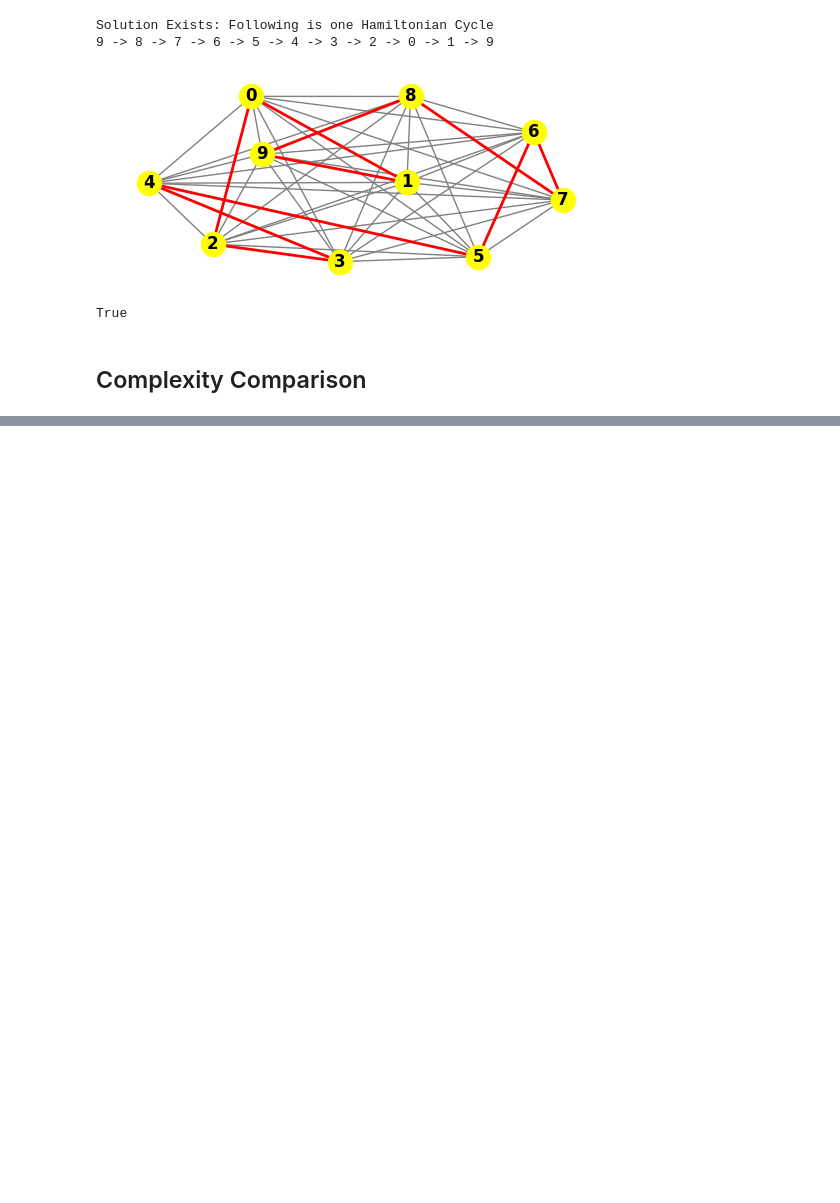
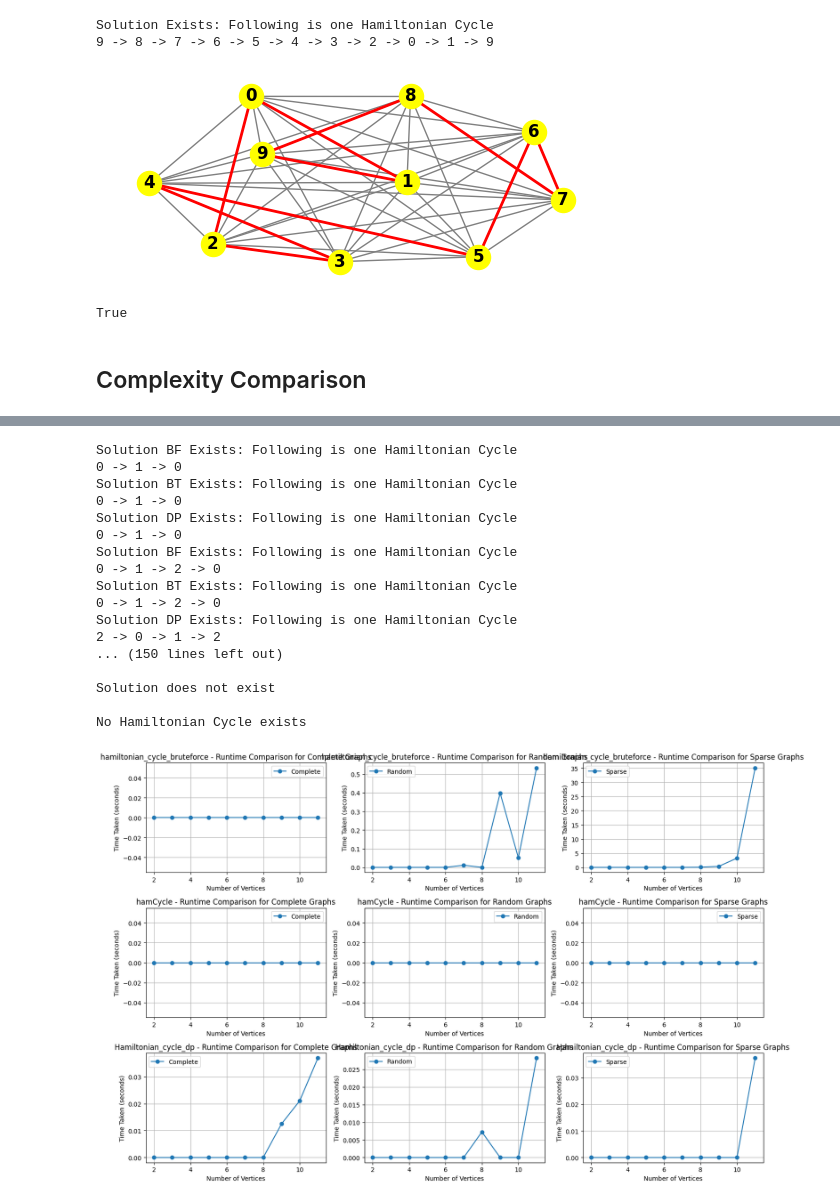
Before and after one commit to sh06565/Algo-Hamiltonian-Cycle, a Jupyter notebook: Algorithms.ipynb, the cells around one changed output, grey strips where cells are left out. Drawn from its saved outputs; the diff is of its cells as text; code cells hidden in the pictures; blank space fills up the shorter version.

```diff
--- a/Algorithms.ipynb
+++ b/Algorithms.ipynb
@@ -220,18 +220,18 @@ def Hamiltonian_cycle_dp(graph):
             # Check if path forms a cycle
             if len(path) == N and adj[path[-1]][path[0]] == 1:
                 path.append(path[0])
-                print_dp(path)
+                # print_dp(path)
                 # plot_dp(graph, path)
                 return True
     # plot_dp(graph)
-    print("No Hamiltonian Cycle exists")
+    # print("No Hamiltonian Cycle exists")
     return False
 
-def print_dp(path):
-    print("Solution DP Exists: Following is one Hamiltonian Cycle")
-    for vertex in path[:-1]:
-        print(vertex, end=' -> ')
-    print(path[-1])
+# def print_dp(path):
+#     print("Solution DP Exists: Following is one Hamiltonian Cycle")
+#     for vertex in path[:-1]:
+#         print(vertex, end=' -> ')
+#     print(path[-1])
 
 # def plot_dp(graph, path=None):
 #     G = nx.Graph()
@@ -315,0 +258,63 @@ Solution BT Exists: Following is one Hamiltonian Cycle
+# %%
+# Function to measure execution time of algorithms
+def measure_runtime(func, graph):
+    start_time = time.time()
+    func(graph)
+    end_time = time.time()
+    return end_time - start_time
+
+# Variables to store runtimes and graph types
+graph_types = ['Complete', 'Random', 'Sparse']
+algorithms = [hamiltonian_cycle_bruteforce, hamitonian_cycle_backtracking, Hamiltonian_cycle_dp]
+runtime_data = {alg.__name__: {g_type: [] for g_type in graph_types} for alg in algorithms}
+
+# Loop to test different graph types and algorithms
+for g_type in graph_types:
+    for n in range(2, 12):  # Change range as needed
+        if g_type == 'Complete':
+            cycle_graph = nx.complete_graph(n)
+        elif g_type == 'Random':
+            cycle_graph = nx.erdos_renyi_graph(n, 0.5)  # Adjust the probability as needed
+        elif g_type == 'Sparse':
+            cycle_graph = nx.random_tree(n)
+
+        cycle_graph_instance = Graph(n)
+        cycle_graph_instance.add_edges_from_graph(cycle_graph)
+
+        for alg in algorithms:
+            runtime = measure_runtime(alg, cycle_graph_instance.graph)
+            runtime_data[alg.__name__][g_type].append(runtime)
+
+# Plotting the runtimes for each algorithm and graph type
+fig, axes = plt.subplots(len(algorithms), len(graph_types), figsize=(15, 10))
+
+for i, alg in enumerate(algorithms):
+    for j, g_type in enumerate(graph_types):
+        axes[i, j].plot(range(2, 12), runtime_data[alg.__name__][g_type], label=f'{g_type}', linestyle='-', marker='o')
+        axes[i, j].set_xlabel('Number of Vertices')
+        axes[i, j].set_ylabel('Time Taken (seconds)')
+        axes[i, j].set_title(f'{alg.__name__} - Runtime Comparison for {g_type} Graphs')
+        axes[i, j].legend()
+        axes[i, j].grid(True)
+
+plt.tight_layout()
+plt.show()
+# %% [output]
+Solution BF Exists: Following is one Hamiltonian Cycle
+0 -> 1 -> 0
+Solution BT Exists: Following is one Hamiltonian Cycle
+0 -> 1 -> 0
+Solution DP Exists: Following is one Hamiltonian Cycle
+0 -> 1 -> 0
+Solution BF Exists: Following is one Hamiltonian Cycle
+0 -> 1 -> 2 -> 0
+Solution BT Exists: Following is one Hamiltonian Cycle
+0 -> 1 -> 2 -> 0
+Solution DP Exists: Following is one Hamiltonian Cycle
+2 -> 0 -> 1 -> 2
+... (150 lines left out)
+
+Solution does not exist
+
+No Hamiltonian Cycle exists
+[figure, added]
```
Also changed, not shown: parts of 4 cells of this notebook.
